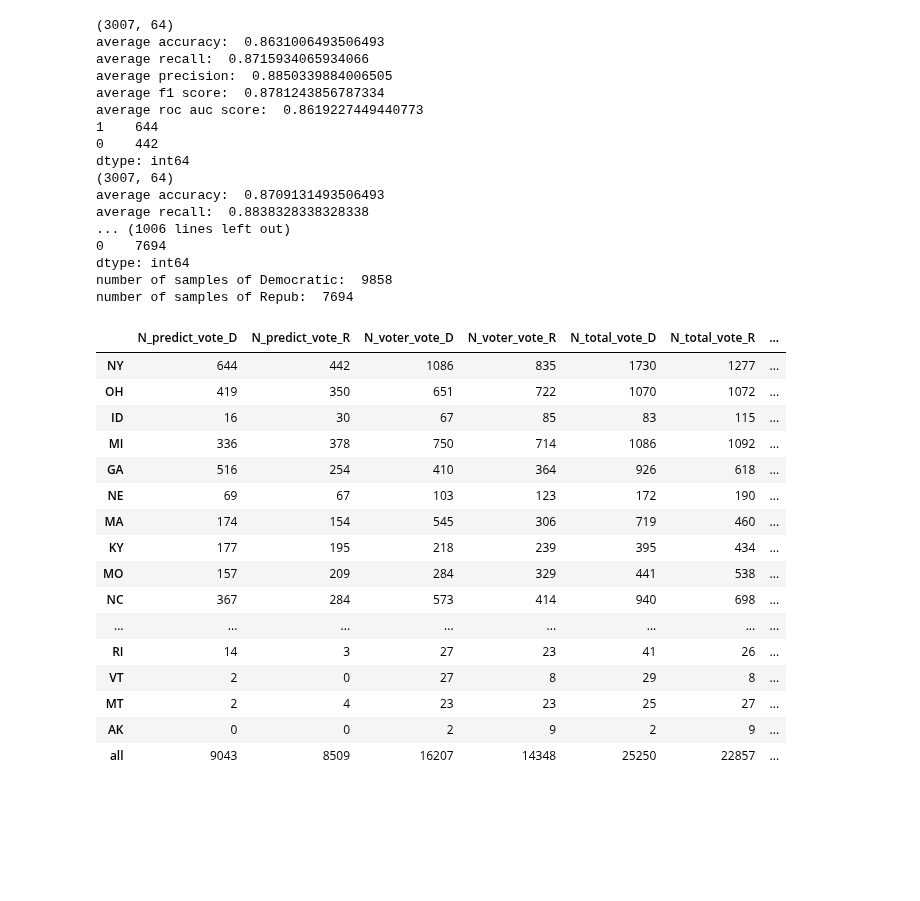
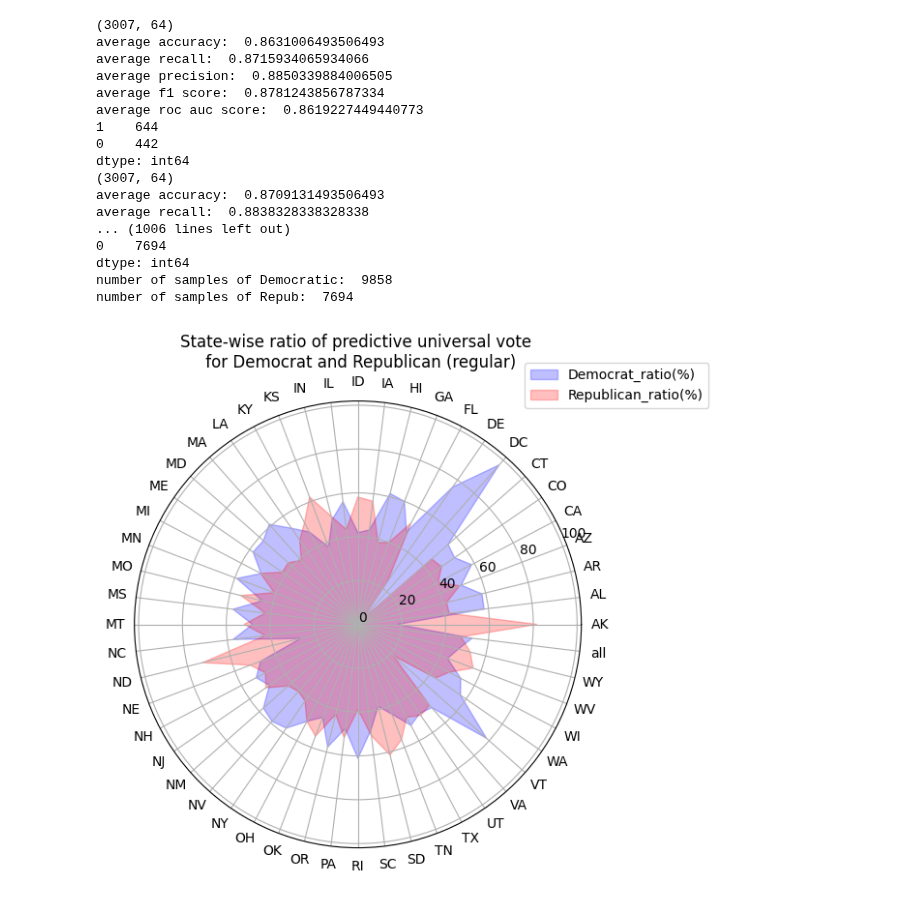
Before and after one commit to xuangu-fang/ML-Poli-Sci, a Jupyter notebook: code/state-wise-universal_prediction.ipynb, the cells around one changed output. Saved outputs shown, nothing was run; the diff lists cells and outputs as text; code cells hidden in the pictures; blank space fills up the shorter version.

```diff
--- a/code/state-wise-universal_prediction.ipynb
+++ b/code/state-wise-universal_prediction.ipynb
@@ -244,25 +244,42 @@ def result_dict_to_df(result_dict, folder_name, method='regular'):
 
     result_dict_df.to_csv(folder_name + 'state_wise_result_'+ method + '.csv')
 
-result_dict_to_df(result_dict, folder_name, 'regular')
-result_dict_to_df(result_dict, folder_name, 'TCA')
+    return result_dict_df
+
+result_dict_df = result_dict_to_df(result_dict, folder_name, 'regular')
+result_dict_df_TCA = result_dict_to_df(result_dict, folder_name, 'TCA')
-# %%
-result_dict_df
-# %% [output]
-|  | N_predict_vote_D | N_predict_vote_R | N_voter_vote_D | N_voter_vote_R | N_total_vote_D | N_total_vote_R | ... |
-| NY | 644 | 442 | 1086 | 835 | 1730 | 1277 | ... |
-| OH | 419 | 350 | 651 | 722 | 1070 | 1072 | ... |
-| ID | 16 | 30 | 67 | 85 | 83 | 115 | ... |
-| MI | 336 | 378 | 750 | 714 | 1086 | 1092 | ... |
-| GA | 516 | 254 | 410 | 364 | 926 | 618 | ... |
-| NE | 69 | 67 | 103 | 123 | 172 | 190 | ... |
-| MA | 174 | 154 | 545 | 306 | 719 | 460 | ... |
-| KY | 177 | 195 | 218 | 239 | 395 | 434 | ... |
-| MO | 157 | 209 | 284 | 329 | 441 | 538 | ... |
-| NC | 367 | 284 | 573 | 414 | 940 | 698 | ... |
-| ... | ... | ... | ... | ... | ... | ... | ... |
-| RI | 14 | 3 | 27 | 23 | 41 | 26 | ... |
-| VT | 2 | 0 | 27 | 8 | 29 | 8 | ... |
-| MT | 2 | 4 | 23 | 23 | 25 | 27 | ... |
-| AK | 0 | 0 | 2 | 9 | 2 | 9 | ... |
-| all | 9043 | 8509 | 16207 | 14348 | 25250 | 22857 | ... |
+# %%
+# visualizationby the radar plot
+
+# def radar_ploting
+
+import matplotlib.pyplot as plt
+
+# sort the index of the result_dict_df by the capital letter of the state name
+
+result_dict_df = result_dict_df.sort_index()
+
+labels = result_dict_df.index
+
+states_ratio = result_dict_df[['ratio_total_vote_D','ratio_total_vote_R']].values
+
+angles=np.linspace(0, 2*np.pi, len(labels), endpoint=False).tolist()
+
+states_ratio=np.concatenate((states_ratio,[states_ratio[0]]))
+angles+=angles[:1]
+
+fig, ax = plt.subplots(figsize=(6, 6), subplot_kw=dict(polar=True))
+ax.fill(angles, states_ratio[:,0]*100, color='blue', alpha=0.25, label='Democrat_ratio(%)')
+ax.fill(angles, states_ratio[:,1]*100, color='red', alpha=0.25, label='Republican_ratio(%)')
+
+ax.set_yticks(range(0, 101, 20))
+# ax.set_yticklabels(map(str, range(0, 101, 20)), color='grey', size=7)
+ax.set_thetagrids([a * 180/np.pi for a in angles[:-1]], labels)
+ax.legend(loc='upper right', bbox_to_anchor=(1.3, 1.1), fontsize=10)
+plt.title('State-wise ratio of predictive universal vote \n for Democrat and Republican (regular)')
+plt.show()
+
+
+fig.savefig(folder_name + 'state_wise_ratio_regular.png')
+# %% [output]
+[figure, added]
```
Also changed, not shown: parts of 1 cell of this notebook, 2 other files.
